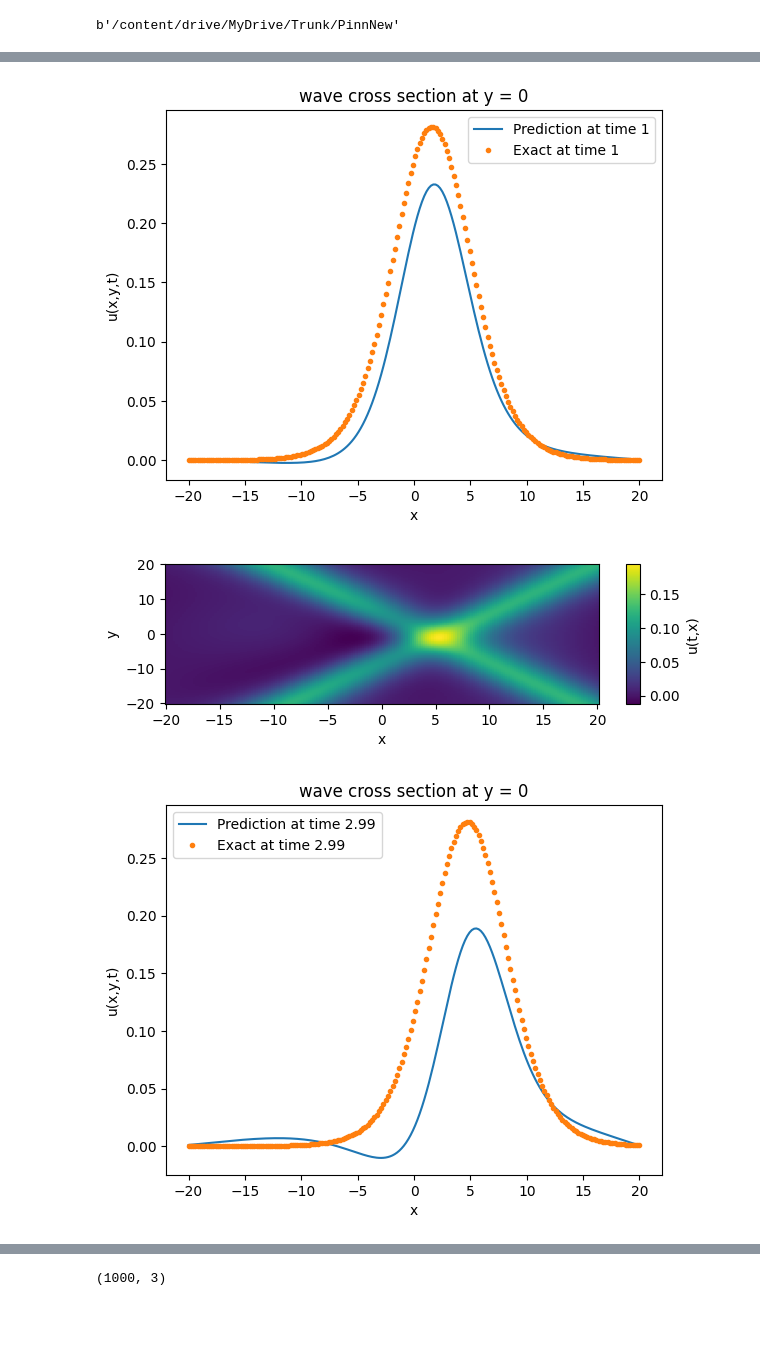
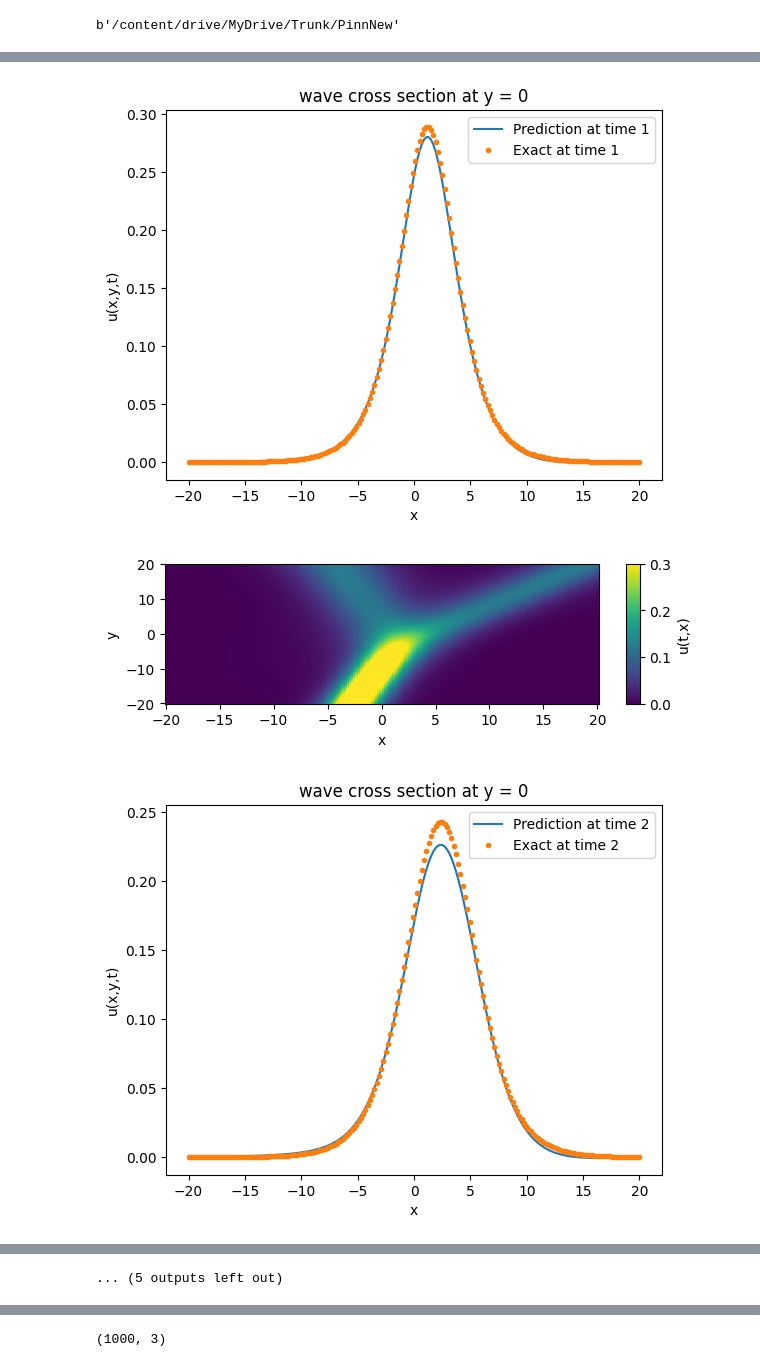
Before and after one commit to naiaseh/Trunk, a Jupyter notebook: PinnNew/KP.ipynb, the cells around one changed output, grey strips where cells are left out. Drawn from its saved outputs; the diff is of its cells as text; code cells hidden in the pictures; blank space fills up the shorter version.

```diff
--- a/PinnNew/KP.ipynb
+++ b/PinnNew/KP.ipynb
@@ -205,11 +272,18 @@ outputs = [phi_function(txy_eqn), u_eqn, u_phi, u_bnd_x, u_bnd_y]
 # %%
 ### another network structure that worked well was [12, 24, 24, 24, 12] ###
-backbone = create_dense_model_Normalized([ 128, 128, 128], activation='tanh', initializer='glorot_normal', \
+backbone = create_dense_model_Normalized([12, 24, 24, 24, 24, 12] , activation= 'tanh', initializer='glorot_normal', \
     n_inputs=3, n_outputs=1, normalizer=normalizer)
 pinn = KPPinn(backbone, k=6., sig_sq = +3., PBC_y = False)
 scheduler = tf.keras.optimizers.schedules.ExponentialDecay(1e-3, decay_steps=500, decay_rate=0.85)
 optimizer = tf.keras.optimizers.Adam(learning_rate=scheduler, clipnorm=1.)
 pinn.compile(optimizer=optimizer)
+# %%
+
+with open('KPPinnTime15.pickle', 'rb') as f:
+    my_weights = pickle.load(f)
+
+pinn.backbone.set_weights(my_weights)
 # %%
-history = pinn.fit_custom(inputs, outputs, epochs = 40000, print_every = 500)
+# history = pinn.fit_custom(inputs, outputs, epochs = 30000, print_every = 500)
+history = pinn.fit(inputs, outputs, batch_size= 75000, epochs = 1200, verbose ='auto')
 # %% [output]
@@ -237,6 +315,6 @@ plot_training_loss(history, y_scale='log')
 # %%
 from matplotlib.gridspec import GridSpec
-def plot_snapshots(timeList,num_test_samples = 200, cross_sect = 0):
+def plot_snapshots(timeList,num_test_samples = 200, cross_sect = 0, phi_function = phi_function):
 
     x_flat = np.linspace(x_start, length, num_test_samples)
     y_flat = np.linspace(y_start, ylength, num_test_samples)
@@ -254,10 +332,7 @@ def plot_snapshots(timeList,num_test_samples = 200, cross_sect = 0):
         fig = plt.figure(figsize=(7,4))
         gs = GridSpec(2, 5)
         plt.subplot(gs[0, :])
-        # layer = tf.keras.layers.Normalization(axis=None)
-        # layer_invert = tf.keras.layers.Normalization(axis=None, invert = True)
-        # layer.adapt(txy)
-        # txy_norm = layer(txy)
+
         u = pinn.backbone.predict(txy, batch_size=num_test_samples)
         u = u.reshape(x.shape)
         plt.pcolormesh(x, y, u)
@@ -265,11 +340,11 @@ def plot_snapshots(timeList,num_test_samples = 200, cross_sect = 0):
         plt.ylabel('y')
         cbar = plt.colorbar(pad=0.05, aspect=10)
         cbar.set_label('u(t,x)')
-        cbar.mappable.set_clim(tf.reduce_min(u), tf.reduce_max(u))
+        cbar.mappable.set_clim(0., 0.3)
+        # cbar.mappable.set_clim(tf.reduce_min(u), tf.reduce_max(u))
+        plt.savefig(str(os.getcwdb())[2:-1]+"/GIFs/KPIIYJunctionTime7PDF/KPIIYJunction"+str(i)+".pdf", format="pdf", bbox_inches="tight")
         fig = plt.figure()
-
         txy2 = np.stack([np.full(t_flat.shape, t_cs),  x_flat , np.full(t_flat.shape, cross_sect)], axis=-1)
-        # txy2_norm = layer(txy2)
 
 
         u2 = pinn.backbone.predict(txy2, batch_size=num_test_samples)
@@ -284,5 +359,6 @@ def plot_snapshots(timeList,num_test_samples = 200, cross_sect = 0):
 
     return u2, x_flat
 # %%
-u2pinn, xpinn = plot_snapshots([0,1,2.99], cross_sect = 0)
+
+u2pinn, xpinn = plot_snapshots(np.arange(0,8,1), cross_sect = 0)
 # %% [output]
@@ -298,3 +384,3 @@ u2pinn, xpinn = plot_snapshots([0,1,2.99], cross_sect = 0)
-[figure, old version]
+[figure, new version]
-[figure, old version]
+[figure, new version]
-[figure, old version]
+[figure, new version]
@@ -300,0 +392 @@ u2pinn, xpinn = plot_snapshots([0,1,2.99], cross_sect = 0)
+... (5 outputs left out)
```
Also changed, not shown: parts of 22 cells of this notebook.
